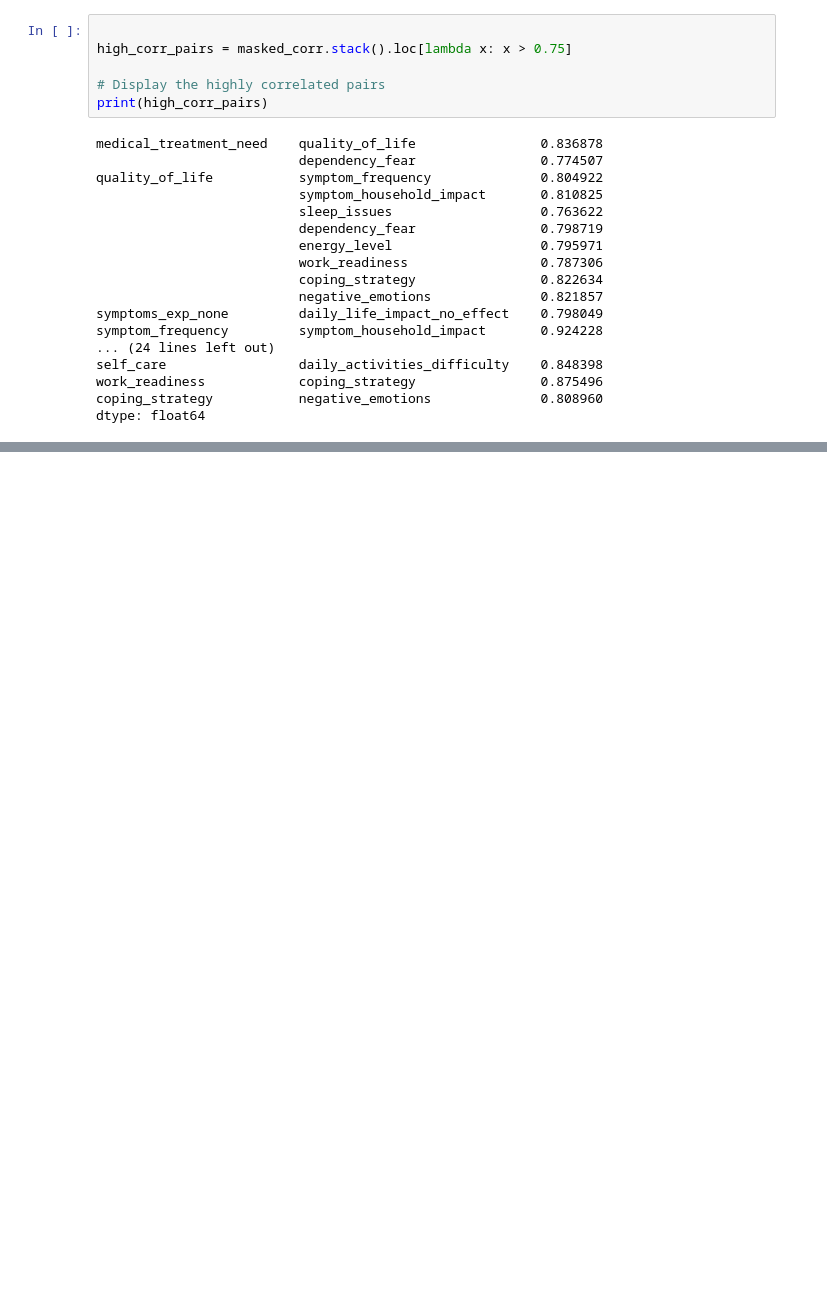
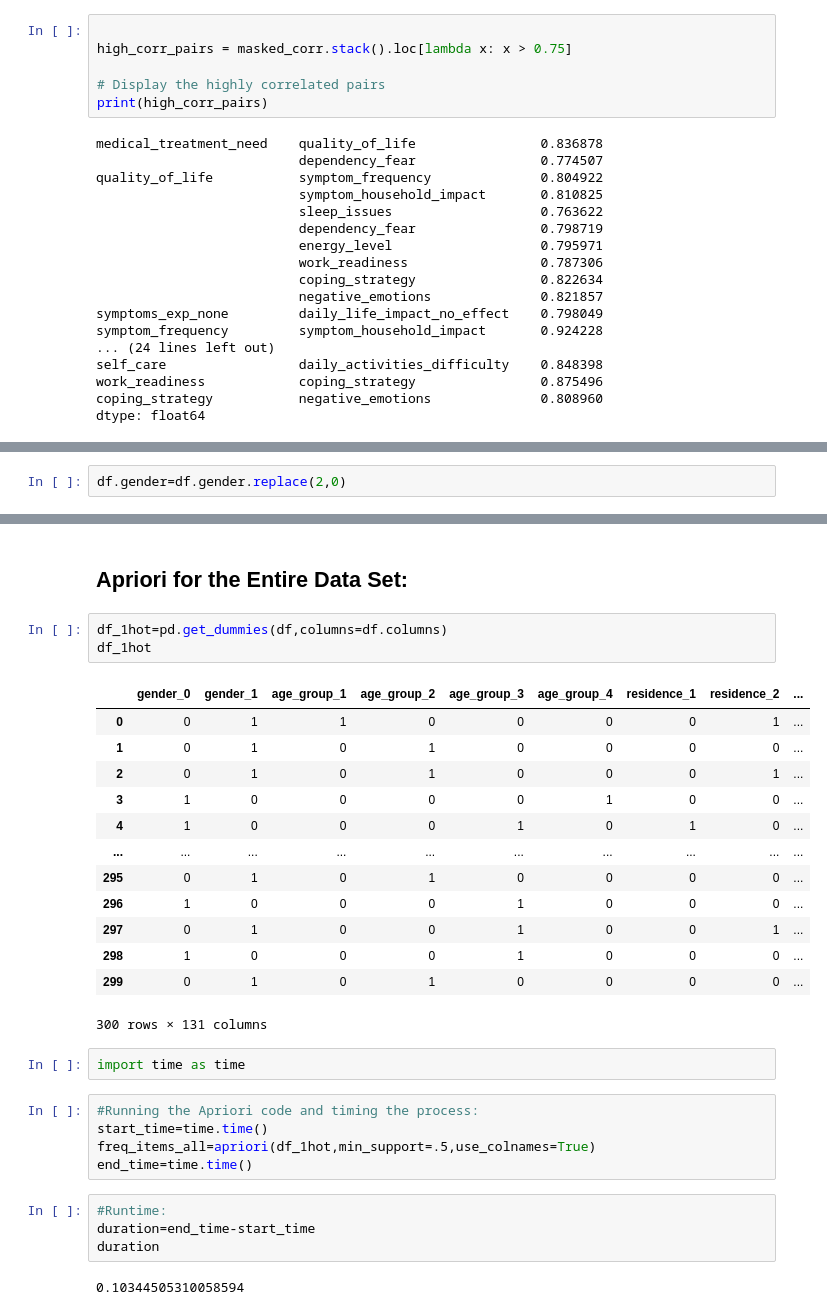
Before and after one commit to Harris-dev26/Data_mining, a Jupyter notebook: Project_file.ipynb, the cells around one changed output, grey strips where cells are left out. Saved outputs shown, nothing was run; the diff lists cells and outputs as text; blank space fills up the shorter version.

Commit message:
apriori
some analysis and apriori trial

```diff
--- a/Project_file.ipynb
+++ b/Project_file.ipynb
@@ -254,0 +274,2 @@ dtype: float64
+# %%
+df.gender=df.gender.replace(2,0)
@@ -254,0 +339,32 @@ dtype: float64
+# %% [markdown]
+## Apriori for the Entire Data Set:
+# %%
+df_1hot=pd.get_dummies(df,columns=df.columns)
+df_1hot
+# %% [output]
+|  | gender_0 | gender_1 | age_group_1 | age_group_2 | age_group_3 | age_group_4 | residence_1 | residence_2 | ... |
+| 0 | 0 | 1 | 1 | 0 | 0 | 0 | 0 | 1 | ... |
+| 1 | 0 | 1 | 0 | 1 | 0 | 0 | 0 | 0 | ... |
+| 2 | 0 | 1 | 0 | 1 | 0 | 0 | 0 | 1 | ... |
+| 3 | 1 | 0 | 0 | 0 | 0 | 1 | 0 | 0 | ... |
+| 4 | 1 | 0 | 0 | 0 | 1 | 0 | 1 | 0 | ... |
+| ... | ... | ... | ... | ... | ... | ... | ... | ... | ... |
+| 295 | 0 | 1 | 0 | 1 | 0 | 0 | 0 | 0 | ... |
+| 296 | 1 | 0 | 0 | 0 | 1 | 0 | 0 | 0 | ... |
+| 297 | 0 | 1 | 0 | 0 | 1 | 0 | 0 | 1 | ... |
+| 298 | 1 | 0 | 0 | 0 | 1 | 0 | 0 | 0 | ... |
+| 299 | 0 | 1 | 0 | 1 | 0 | 0 | 0 | 0 | ... |
+300 rows × 131 columns
+# %%
+import time as time
+# %%
+#Running the Apriori code and timing the process:
+start_time=time.time()
+freq_items_all=apriori(df_1hot,min_support=.5,use_colnames=True)
+end_time=time.time()
+# %%
+#Runtime:
+duration=end_time-start_time
+duration
+# %% [output]
+0.10344505310058594
```
Also changed, not shown: parts of 22 cells of this notebook.
